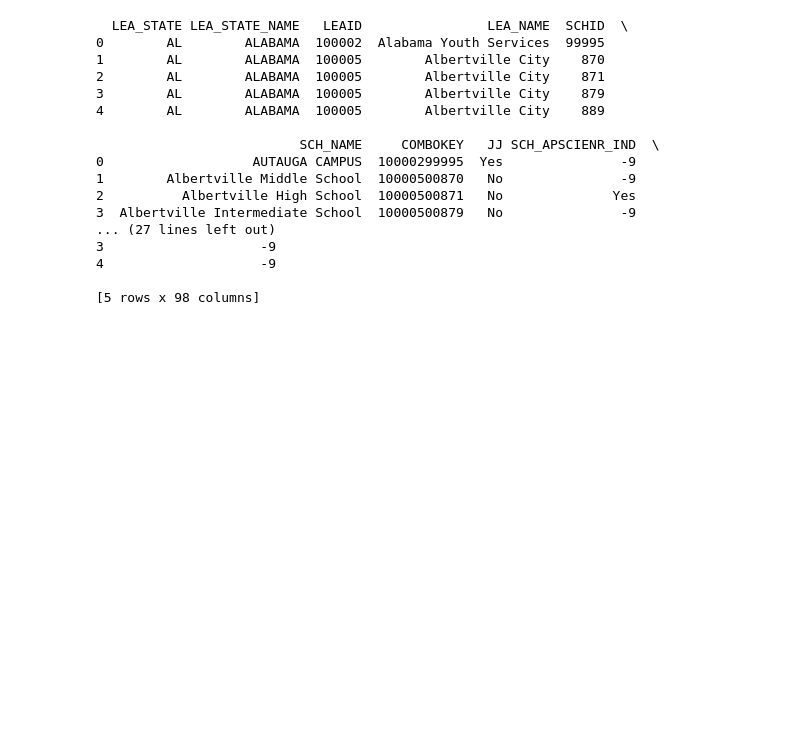
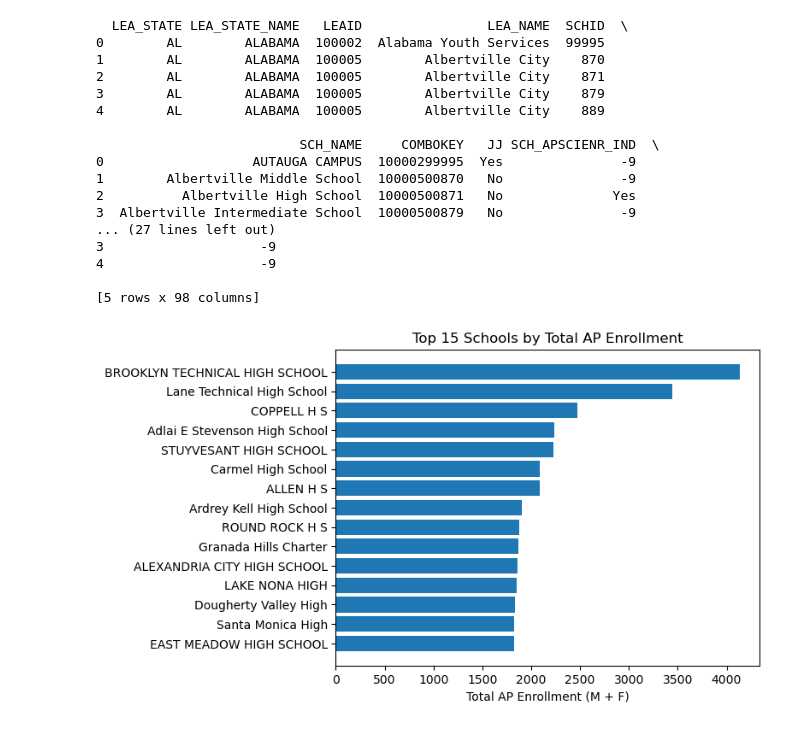
Before and after one commit to jasonpereira518/school-discipline-project, a Jupyter notebook: SchoolDiscipline.ipynb, the cells around one changed output. Drawn from its saved outputs; the diff is of its cells as text; code cells hidden in the pictures; blank space fills up the shorter version.

Commit message:
Added visualizations

```diff
--- a/SchoolDiscipline.ipynb
+++ b/SchoolDiscipline.ipynb
@@ -27,3 +27,26 @@ print(df.head())
 4                    -9
 
 [5 rows x 98 columns]
+# %%
+df = df.replace("-9", np.nan)
+df = df.replace(-9, np.nan)
+
+for c in df.columns:
+    if c not in ["LEA_STATE","LEA_STATE_NAME","LEAID","LEA_NAME","SCHID","SCH_NAME","COMBOKEY","JJ",
+                 "SCH_APSCIENR_IND","SCH_APCOMPENR_IND","SCH_APENR_IND","SCH_APMATHENR_IND"]:
+        df[c] = pd.to_numeric(df[c], errors="coerce")
+# %%
+import matplotlib.pyplot as plt
+
+df["TOT_APENR"] = df["TOT_APENR_M"].fillna(0) + df["TOT_APENR_F"].fillna(0)
+
+top = df.sort_values("TOT_APENR", ascending=False).head(15)
+
+plt.figure()
+plt.barh(top["SCH_NAME"], top["TOT_APENR"])
+plt.gca().invert_yaxis()
+plt.title("Top 15 Schools by Total AP Enrollment")
+plt.xlabel("Total AP Enrollment (M + F)")
+plt.show()
+# %% [output]
+[figure, added]
```
Also changed, not shown: parts of 2 cells of this notebook.
